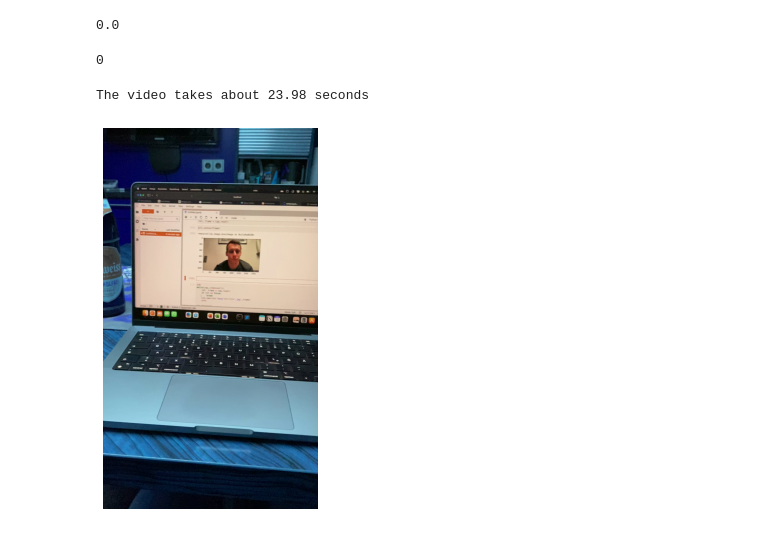
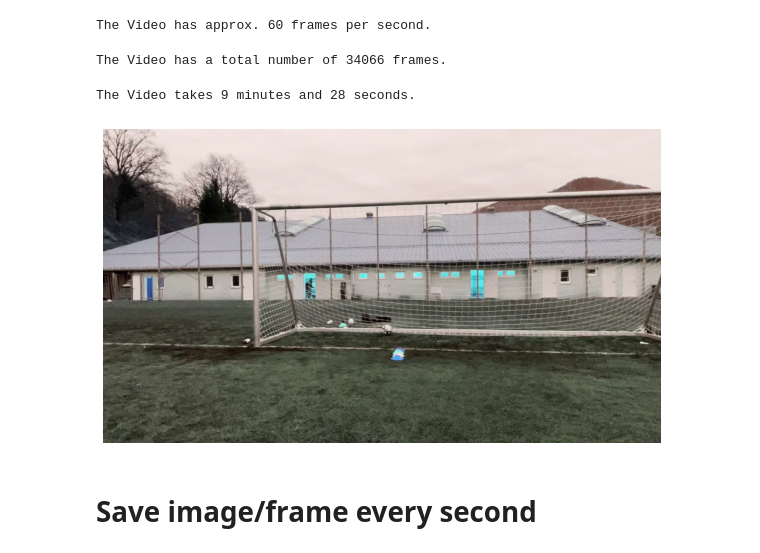
Before and after one commit to johanneseder711/Goalkeeper-Video-Segmentation, a Jupyter notebook: 00_extract_frames/extract_frames.ipynb, the cells around one changed output. Saved outputs shown, nothing was run; the diff lists cells and outputs as text; code cells hidden in the pictures.

Commit message:
created function to extract frames every seconds in specific time range

```diff
--- a/00_extract_frames/extract_frames.ipynb
+++ b/00_extract_frames/extract_frames.ipynb
@@ -4,3 +7,12 @@ import matplotlib.pyplot as plt
+# %%
+# define the path to the video
+path_video = Path("/Users/johanneseder711/Documents/Python/01_active/Keepercam/Videos/221206_clip.MOV")
 # %%
 # Opens the Video file
-cap= cv2.VideoCapture('video.MOV')
+if path_video.exists():
+    try:
+        cap = cv2.VideoCapture(str(path_video))
+    except:
+        print(f'Something went wrong when loading your video: {traceback.print_exc()}')
+else:
+    print('Could not find the video you intended to load!')
@@ -12,29 +19,34 @@ OpenCV(4.5.5) /Users/xperience/actions-runner/_work/opencv-python/opencv-python/
 # %%
 # get the number of frames per second
 fps = cap.get(cv2.CAP_PROP_FPS)
-print(fps)
+print(f"The Video has approx. {int(round(fps,0))} frames per second.")
 # %% [output]
-0.0
+The Video has approx. 60 frames per second.
 # %%
 # get the total number of frames in the video
 frame_count = int(cap.get(cv2.CAP_PROP_FRAME_COUNT))
-print(frame_count)
+print(f"The Video has a total number of {frame_count} frames.")
 # %% [output]
-0
+The Video has a total number of 34066 frames.
 # %%
-duration = frame_count/fps
-print("The video takes about %.2f seconds" %(frame_count/fps))
+duration_in_sec = frame_count/fps
+print(f"The Video takes {floor(duration_in_sec/60)} minutes and {int(round(duration_in_sec%60,0))} seconds.")
 # %% [output]
-The video takes about 23.98 seconds
+The Video takes 9 minutes and 28 seconds.
 # %%
 # Capture frame-by-frame
 ret, frame = cap.read()
 # %%
-plt.figure(figsize=(10,7))
-plt.imshow(frame)
-plt.axis(False)
-plt.show()
+if ret:
+    plt.figure(figsize=(10,7))
+    plt.imshow(frame)
+    plt.axis(False)
+    plt.show()
+else:
+    print('Could not read image!')
 # %% [output]
-[figure, old version]
+[figure, new version]
+# %% [markdown]
+# Save image/frame every second
 # %%
 # Opens the Video file
```
Also changed, not shown: parts of 3 cells of this notebook.
